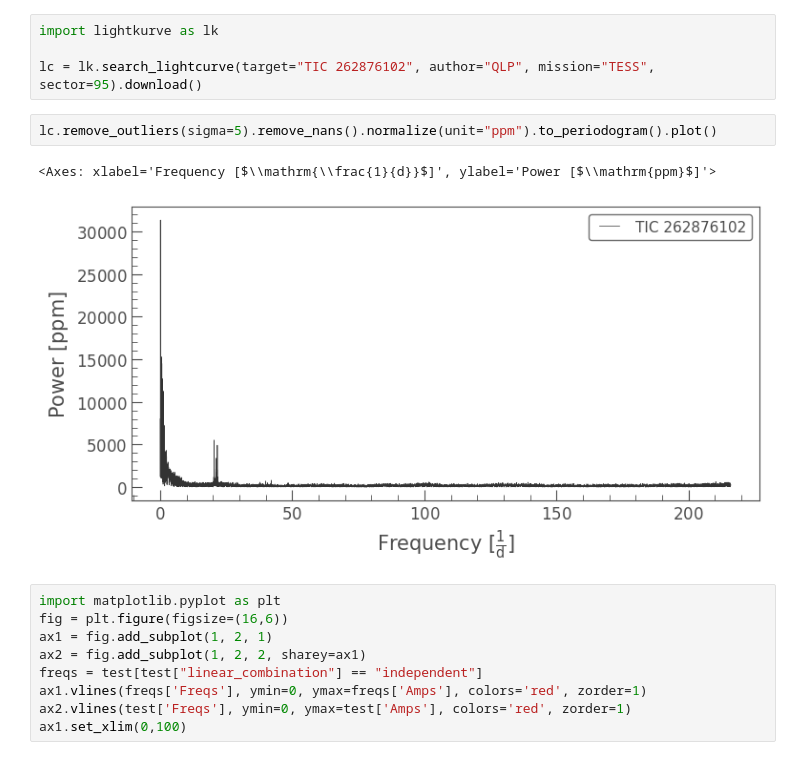
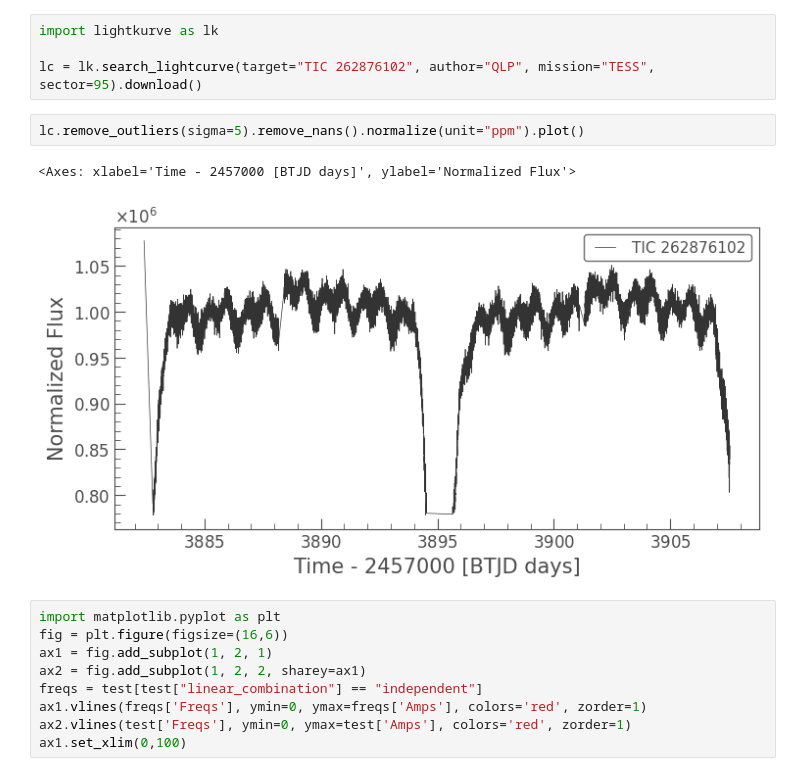
Before and after one commit to carlosccamino/asteroseismology, a Jupyter notebook: asteroseismology/tests.ipynb, the cells around one changed output. Cells and saved outputs as stored; diff of their text form.

```diff
--- a/asteroseismology/tests.ipynb
+++ b/asteroseismology/tests.ipynb
@@ -302,10 +339,10 @@ import lightkurve as lk
 
 lc = lk.search_lightcurve(target="TIC 262876102", author="QLP", mission="TESS", sector=95).download()
 # %%
-lc.remove_outliers(sigma=5).remove_nans().normalize(unit="ppm").to_periodogram().plot()
+lc.remove_outliers(sigma=5).remove_nans().normalize(unit="ppm").plot()
 # %% [output]
-<Axes: xlabel='Frequency [$\\mathrm{\\frac{1}{d}}$]', ylabel='Power [$\\mathrm{ppm}$]'>
+<Axes: xlabel='Time - 2457000 [BTJD days]', ylabel='Normalized Flux'>
-[figure, old version]
+[figure, new version]
 # %%
 import matplotlib.pyplot as plt
 fig = plt.figure(figsize=(16,6))
```
Also changed, not shown: parts of 5 cells of this notebook, 1 other file.
